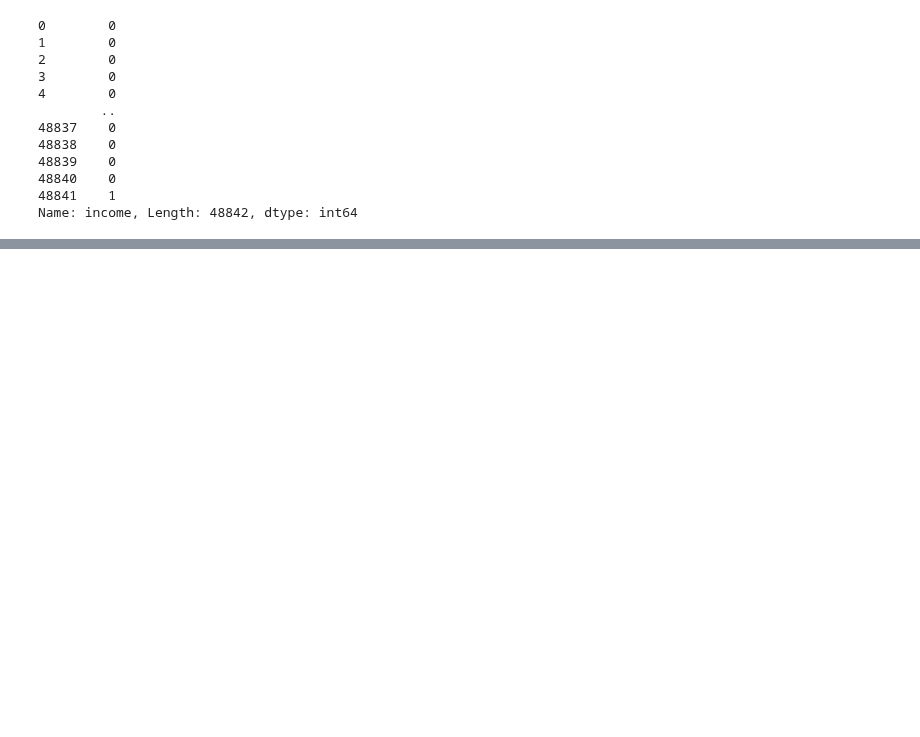
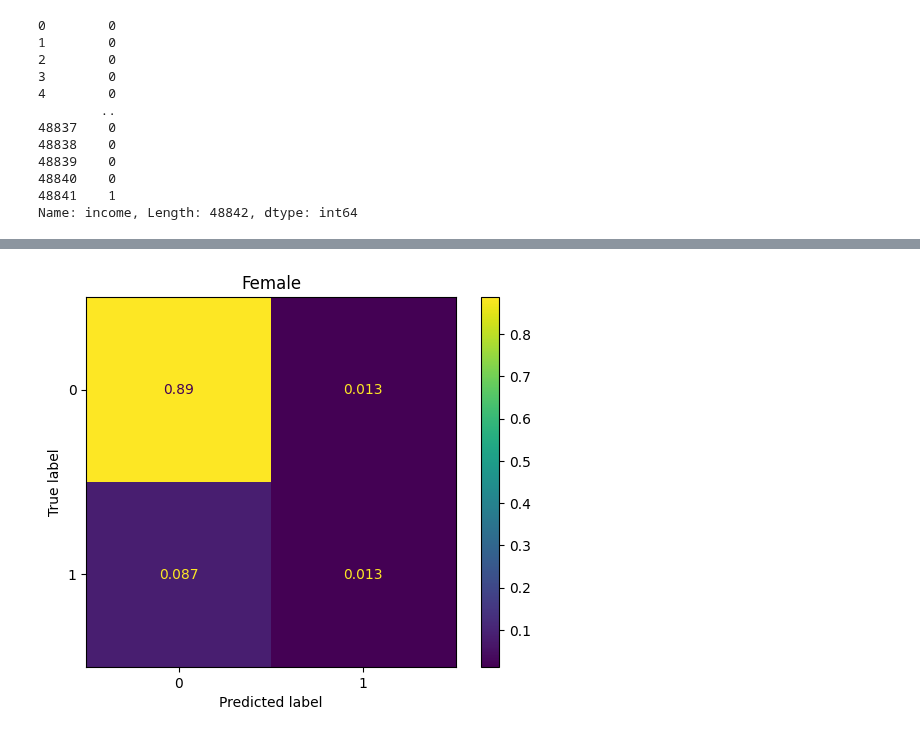
Before and after one commit to jeff0167/Data_And_Things, a Jupyter notebook: Exercises in Fairness in Machine Learning.ipynb, the cells around one changed output, grey strips where cells are left out. Cells and saved outputs as stored; diff of their text form; code cells hidden in the pictures; blank space fills up the shorter version.

```diff
--- a/Exercises in Fairness in Machine Learning.ipynb
+++ b/Exercises in Fairness in Machine Learning.ipynb
@@ -231,0 +254,15 @@ Name: income, Length: 48842, dtype: int64
+# %%
+X_test_female = X_test[X_test["sex_Male"] == 0]
+X_test_male = X_test[X_test["sex_Male"] == 1]
+
+y_test_female = y_test[X_test["sex_Male"] == 0]
+y_test_male = y_test[X_test["sex_Male"] == 1]
+# %%
+y_female_pred_test = xgb_model.predict(X_test_female)
+y_male_pred_test = xgb_model.predict(X_test_male)
+# %%
+ConfusionMatrixDisplay(confusion_matrix(y_test_female, y_female_pred_test, normalize='all')).plot()
+plt.title("Female")
+plt.show()
+# %% [output]
+[figure, added]
```
Also changed, not shown: parts of 44 cells of this notebook, 1 other file.
